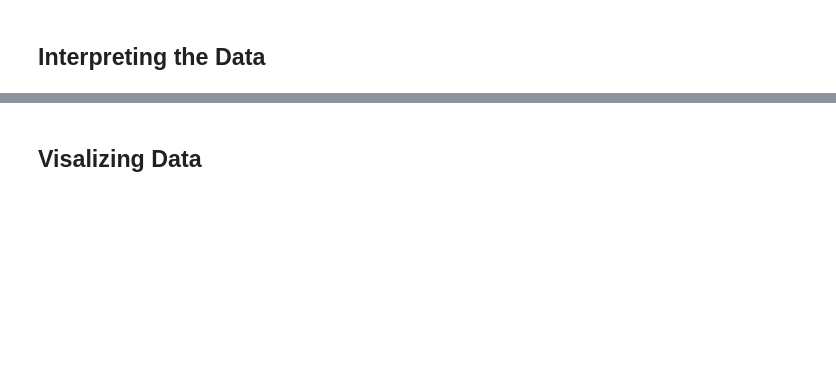
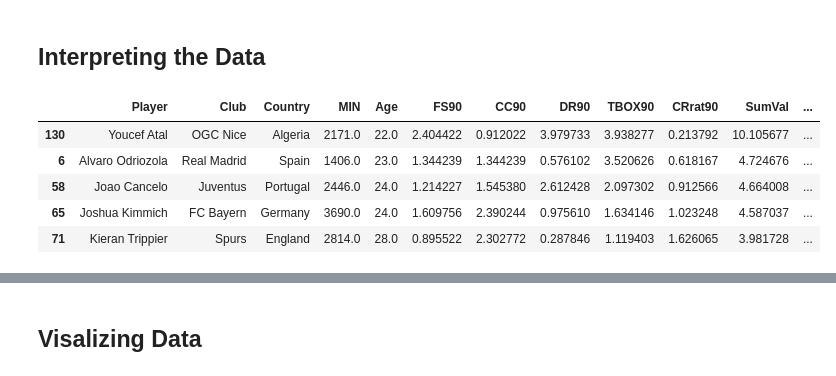
Before and after one commit to rkaahean/fbtyics, a Jupyter notebook: Right Backs/Offensive Right Backs/RB Analysis.ipynb, the cells around one changed output, grey strips where cells are left out. Saved outputs shown, nothing was run; the diff lists cells and outputs as text; code cells hidden in the pictures; blank space fills up the shorter version.

```diff
--- a/Right Backs/Offensive Right Backs/RB Analysis.ipynb
+++ b/Right Backs/Offensive Right Backs/RB Analysis.ipynb
@@ -185,7 +194,7 @@ def sum_wts(d):
 
 
 df = adf[reqs]
-sts = cols[6:]
+sts = cols[6: -1]
 sts90 = [i + '90' for i in sts]
 
 #Convert to per 90 stats
@@ -199,7 +208,15 @@ df['SumWt'] = df[sts90].apply(sum_wts, axis = 1)
 # %%
 #Include only players who have played certion number of minutes
 
-logic = df['MIN'] > 900
+logic = (df['MIN'] > 900) & (df['Age'] < 29.0)
 xdf = df[logic]
 # %%
 xdf = xdf.sort_values(by = 'SumVal', ascending=False)
+xdf.head()
+# %% [output]
+|  | Player | Club | Country | MIN | Age | FS90 | CC90 | DR90 | TBOX90 | CRrat90 | SumVal | ... |
+| 130 | Youcef Atal | OGC Nice | Algeria | 2171.0 | 22.0 | 2.404422 | 0.912022 | 3.979733 | 3.938277 | 0.213792 | 10.105677 | ... |
+| 6 | Alvaro Odriozola | Real Madrid | Spain | 1406.0 | 23.0 | 1.344239 | 1.344239 | 0.576102 | 3.520626 | 0.618167 | 4.724676 | ... |
+| 58 | Joao Cancelo | Juventus | Portugal | 2446.0 | 24.0 | 1.214227 | 1.545380 | 2.612428 | 2.097302 | 0.912566 | 4.664008 | ... |
+| 65 | Joshua Kimmich | FC Bayern | Germany | 3690.0 | 24.0 | 1.609756 | 2.390244 | 0.975610 | 1.634146 | 1.023248 | 4.587037 | ... |
+| 71 | Kieran Trippier | Spurs | England | 2814.0 | 28.0 | 0.895522 | 2.302772 | 0.287846 | 1.119403 | 1.626065 | 3.981728 | ... |
```
Also changed, not shown: parts of 21 cells of this notebook, 2 other files.
